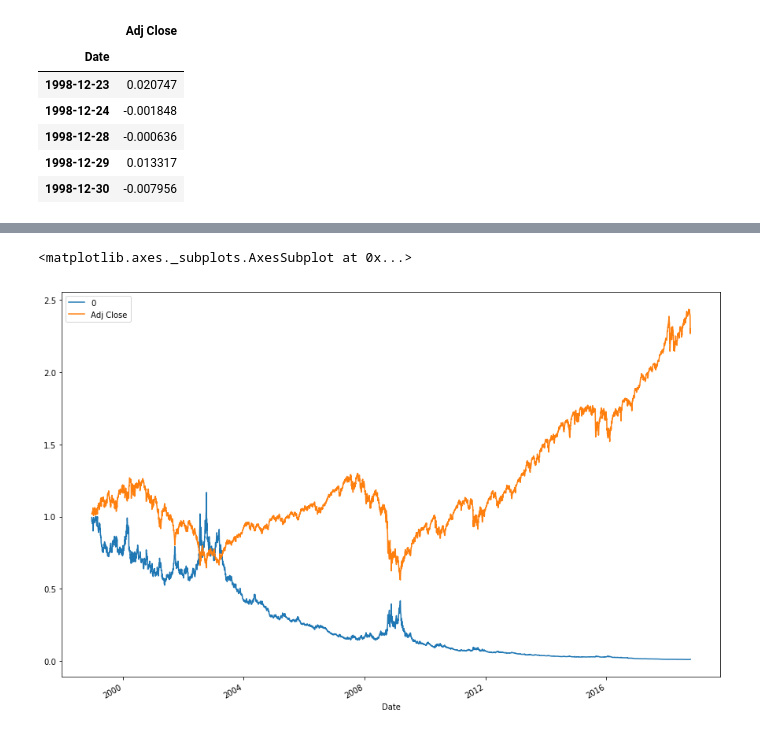
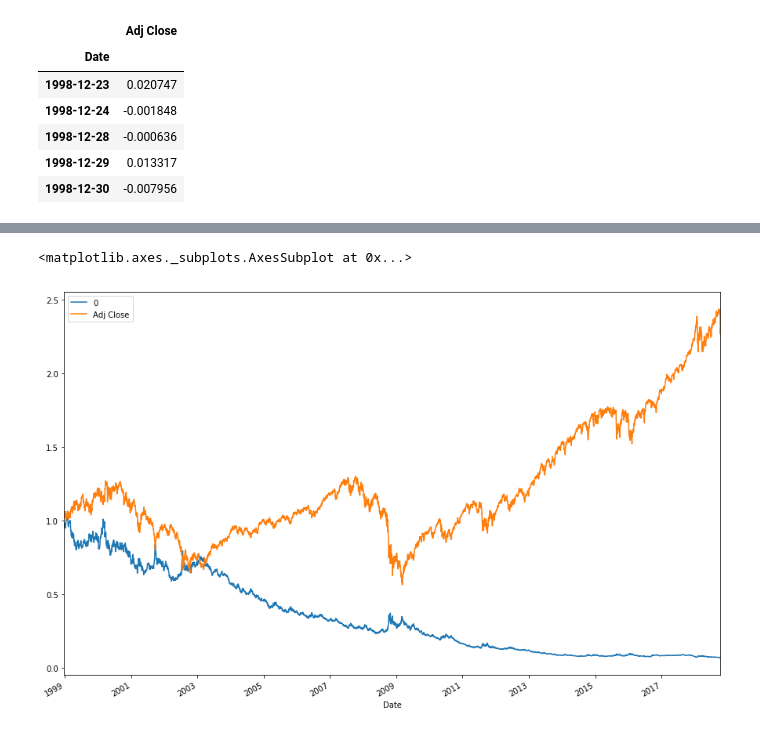
Before and after one commit to cshannonn/PCA, a Jupyter notebook: PCA_np.ipynb, the cells around one changed output, grey strips where cells are left out. Saved outputs shown, nothing was run; the diff lists cells and outputs as text; code cells hidden in the pictures.

```diff
--- a/PCA_np.ipynb
+++ b/PCA_np.ipynb
@@ -95,12 +95,12 @@ plot_eig(eig_val)
 [figure]
 # %%
 #plot 1st eigenvector against the market
-df_comp = pd.concat([ret.dot(y1), df_spx_ret], axis = 1)
+df_comp = pd.concat([ret.dot(eig_vec[0]), df_spx_ret], axis = 1)
 df_comp.index = df_spx_ret.index
 (df_comp + 1).cumprod().plot(figsize = (15,10))
 # %% [output]
 <matplotlib.axes._subplots.AxesSubplot at 0x...>
-[figure, old version]
+[figure, new version]
 # %%
 #project eigenvectors in 1-d
 y1 = eig_vec[0,:]
```
Also changed, not shown: parts of 6 cells of this notebook, 2 other files.
